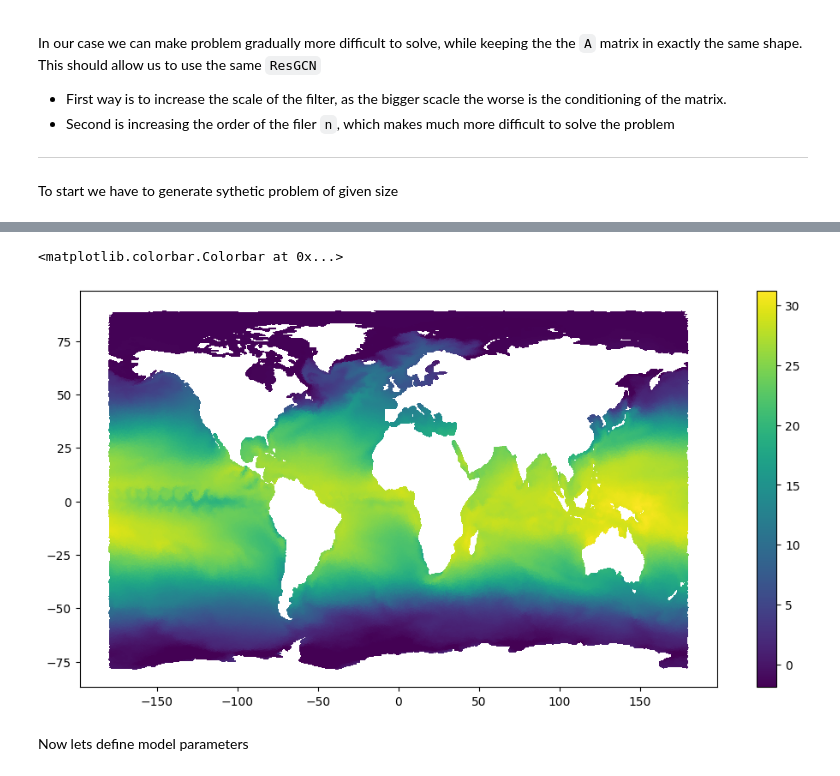
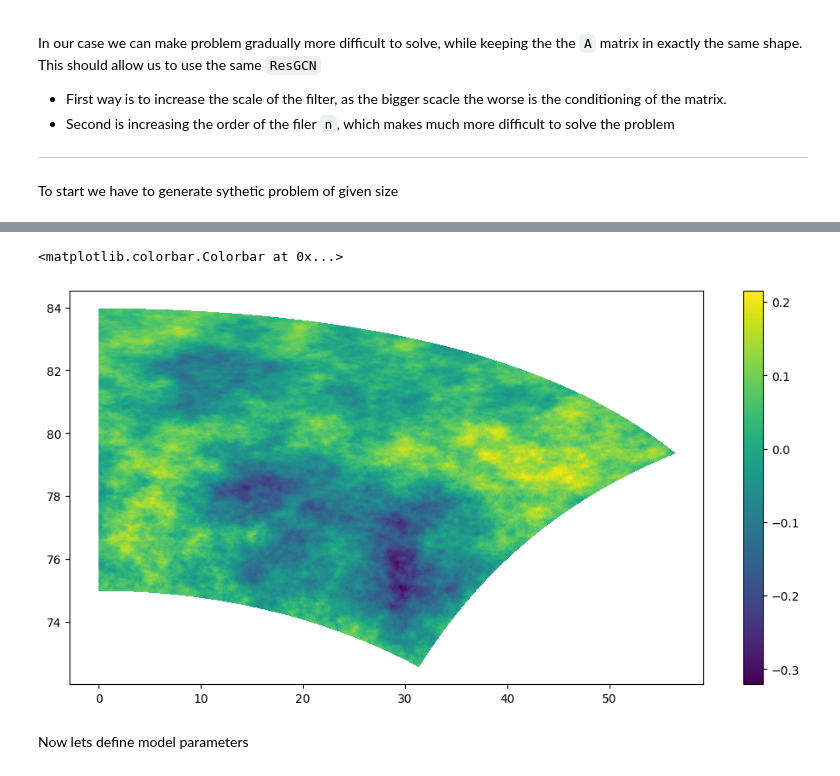
Before and after one commit to kacpnowak/neural_preconditioner, a Jupyter notebook: hierarchical.ipynb, the cells around one changed output, grey strips where cells are left out. Drawn from its saved outputs; the diff is of its cells as text; code cells hidden in the pictures.

```diff
--- a/hierarchical.ipynb
+++ b/hierarchical.ipynb
@@ -32,11 +30,0 @@ WARNING:2025-10-06 19:10:30,496:jax._src.xla_bridge:966: An NVIDIA GPU may be pr
-# %%
-mesh = xr.open_dataset("/work/ab0995/a270225/atmorep_data/multiverse/core2/original/cycle_1/fesom.mesh.diag.nc")
-xcoord = mesh['lon'].values
-ycoord = mesh['lat'].values
-tri = mesh['face_nodes'].T.values - 1
-n2d = xcoord.shape[0]
-
-ss, ii, jj, tri, xcoord, ycoord = create_fesom_matrix(xcoord, ycoord, tri)
-ds = xr.open_dataset("/work/ab0995/a270225/atmorep_data/multiverse/core2/original/cycle_1/sst.fesom.2000.nc")
-data = ds['sst']
-data
@@ -55,13 +31,12 @@ Attributes:
 # %%
 plt.rcParams['figure.figsize'] = [12, 6]
-ok =(xcoord[tri].max(axis=1)-xcoord[tri].min(axis=1))<10
-triang = mpl.tri.Triangulation(xcoord, ycoord, tri[ok, :])
+triang = mpl.tri.Triangulation(xcoord, ycoord, tri)
 
-plt.tripcolor(triang, data[0, :])
+plt.tripcolor(triang, tt)
 plt.colorbar()
 # %% [output]
 <matplotlib.colorbar.Colorbar at 0x...>
-[figure, old version]
+[figure, new version]
 # %% [markdown]
 Now lets define model parameters
 # %%
```
Also changed, not shown: parts of 9 cells of this notebook.
